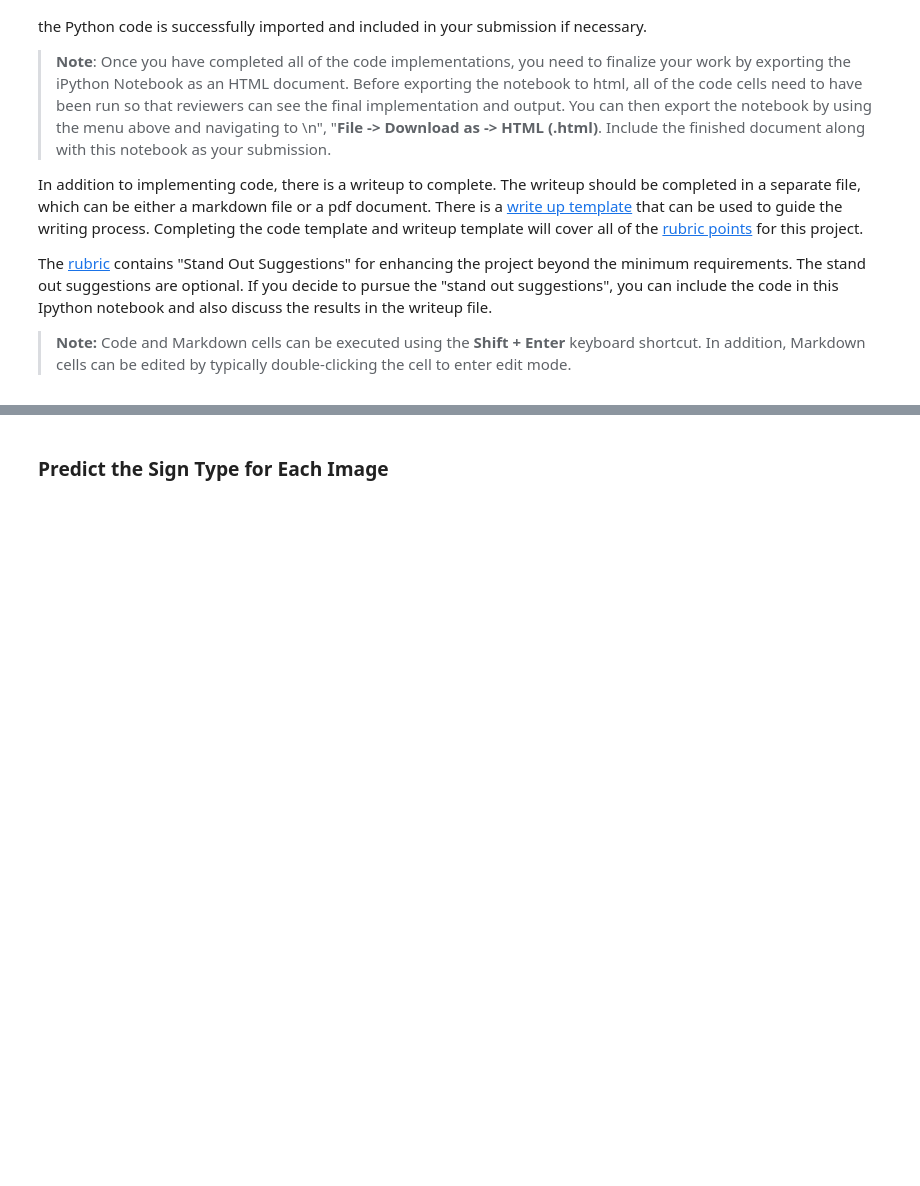
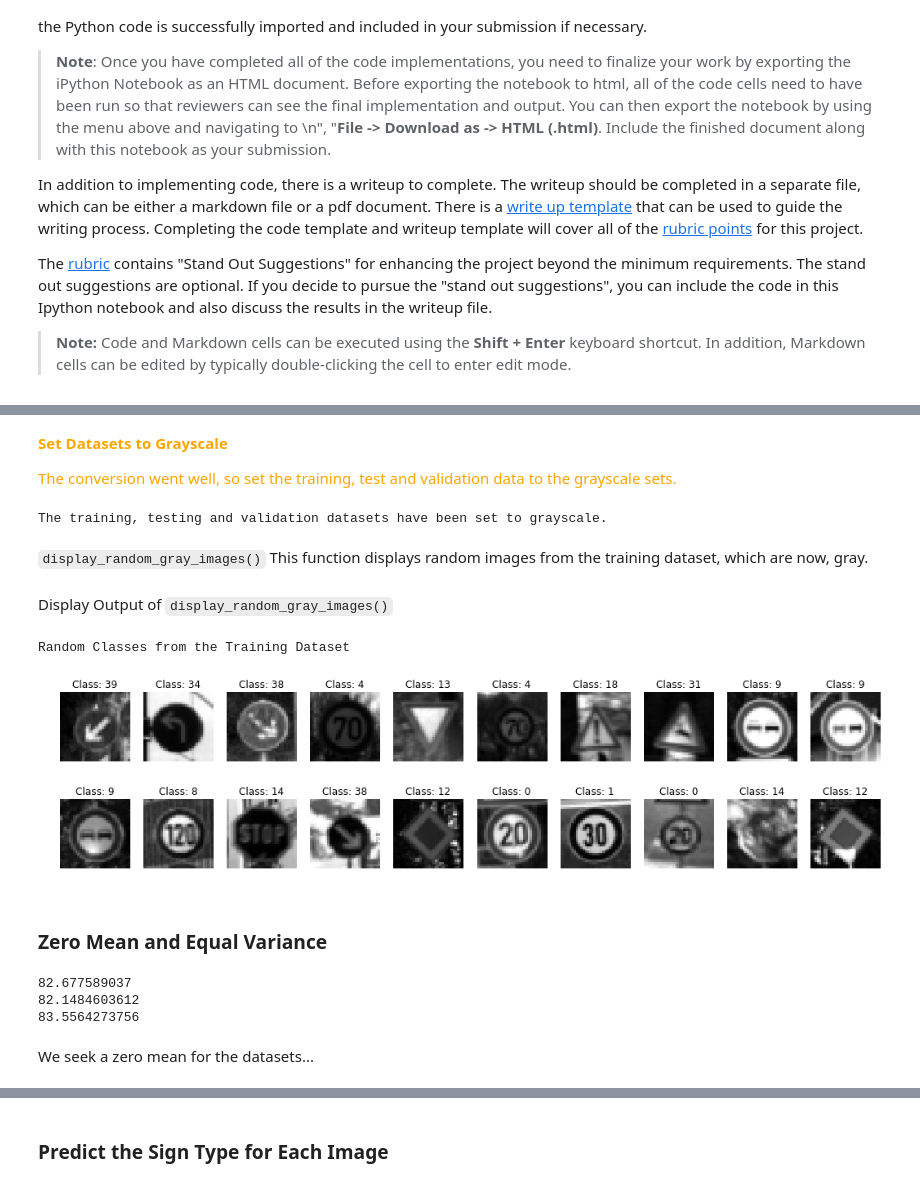
Before and after one commit to MichaelCharlesGreen/T1P3-Traffic-Sign-Classifier, a Jupyter notebook: Traffic_Sign_Classifier.ipynb, the cells around one changed output, grey strips where cells are left out. Cells and saved outputs as stored; diff of their text form; code cells hidden in the pictures; blank space fills up the shorter version.

```diff
--- a/Traffic_Sign_Classifier.ipynb
+++ b/Traffic_Sign_Classifier.ipynb
@@ -250,0 +287,69 @@ You may find `signnames.csv` useful as it contains mappings from the class id (i
+# %% [markdown]
+<span style="color:orange"><b>Set Datasets to Grayscale</b></span>
+
+<span style="color:orange">The conversion went well, so set the training, test and validation data to the grayscale sets.</span>
+# %%
+X_train = X_train_gray
+X_test = X_test_gray
+X_valid = X_valid_gray
+
+print('The training, testing and validation datasets have been set to grayscale.')
+# %% [output]
+The training, testing and validation datasets have been set to grayscale.
+# %% [markdown]
+`display_random_gray_images()`
+This function displays random images from the training dataset, which are now, gray.
+# %%
+# Data exploration visualization code goes here.
+# Feel free to use as many code cells as needed.
+# Visualizations will be shown in the notebook.
+def display_random_gray_images():
+    print("Random Classes from the Training Dataset")
+    # Display random training images.
+    n_rows = 2
+    n_columns = 10
+    n_images = n_rows * n_columns
+    fig_width = 18
+    fig_height = 4
+    w_space = .2
+    h_space = .5
+
+    # fig: matplotlib.figure.Figure object.
+    # ax: Axes object or array of Axes objects.
+    # ax can be either a single matplotlib.axes.Axes object or an array of Axes objects if more than one subplot was
+    # created. The dimensions of the resulting array can be controlled with the squeeze keyword.
+    fig, ax = plt.subplots(n_rows, n_columns, figsize=(fig_width, fig_height))
+    # wspace: The amount of width reserved for blank space between subplots, expressed as a fraction of the average axis
+    # width.
+    # hspace: The amount of height reserved for white space between subplots, expressed as a fraction of the average axis
+    # height.
+    # axes lines: The lines around the plot.
+    fig.subplots_adjust(wspace=w_space, hspace = h_space)
+    ax = ax.ravel()
+    for i in range(n_images):
+        index = random.randint(0, len(X_train))
+        image = X_train[index].squeeze()
+        ax[i].axis('off')
+        ax[i].set_title('Class: ' + str(y_train[index]))
+        ax[i].imshow(image, cmap='gray')
+
+    return
+# %% [markdown]
+Display Output of `display_random_gray_images()`
+# %%
+display_random_gray_images()
+# %% [output]
+Random Classes from the Training Dataset
+[figure, added]
+# %% [markdown]
+### Zero Mean and Equal Variance
+# %%
+print(np.mean(X_train))
+print(np.mean(X_test))
+print(np.mean(X_valid))
+# %% [output]
+82.677589037
+82.1484603612
+83.5564273756
+# %% [markdown]
+We seek a zero mean for the datasets...
```
Also changed, not shown: parts of 109 cells of this notebook, 51 other files.
